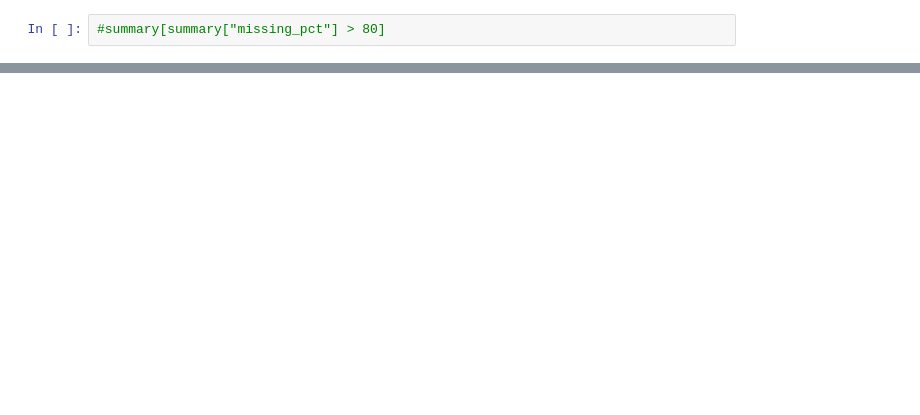
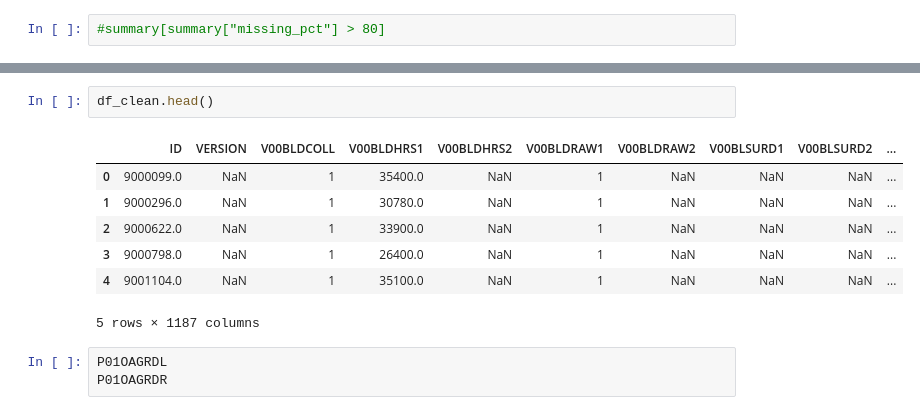
Before and after one commit to mikakia/knee_osteo, a Jupyter notebook: notebooks/metadata_eda.ipynb, the cells around one changed output, grey strips where cells are left out. Drawn from its saved outputs; the diff is of its cells as text; blank space fills up the shorter version.

```diff
--- a/notebooks/metadata_eda.ipynb
+++ b/notebooks/metadata_eda.ipynb
@@ -56,0 +128,13 @@ print(f"{n} columns have more than 80% missing values")
+# %%
+df_clean.head()
+# %% [output]
+|  | ID | VERSION | V00BLDCOLL | V00BLDHRS1 | V00BLDHRS2 | V00BLDRAW1 | V00BLDRAW2 | V00BLSURD1 | V00BLSURD2 | ... |
+| 0 | 9000099.0 | NaN | 1 | 35400.0 | NaN | 1 | NaN | NaN | NaN | ... |
+| 1 | 9000296.0 | NaN | 1 | 30780.0 | NaN | 1 | NaN | NaN | NaN | ... |
+| 2 | 9000622.0 | NaN | 1 | 33900.0 | NaN | 1 | NaN | NaN | NaN | ... |
+| 3 | 9000798.0 | NaN | 1 | 26400.0 | NaN | 1 | NaN | NaN | NaN | ... |
+| 4 | 9001104.0 | NaN | 1 | 35100.0 | NaN | 1 | NaN | NaN | NaN | ... |
+5 rows × 1187 columns
+# %%
+P01OAGRDL
+P01OAGRDR
```
Also changed, not shown: parts of 9 cells of this notebook.
